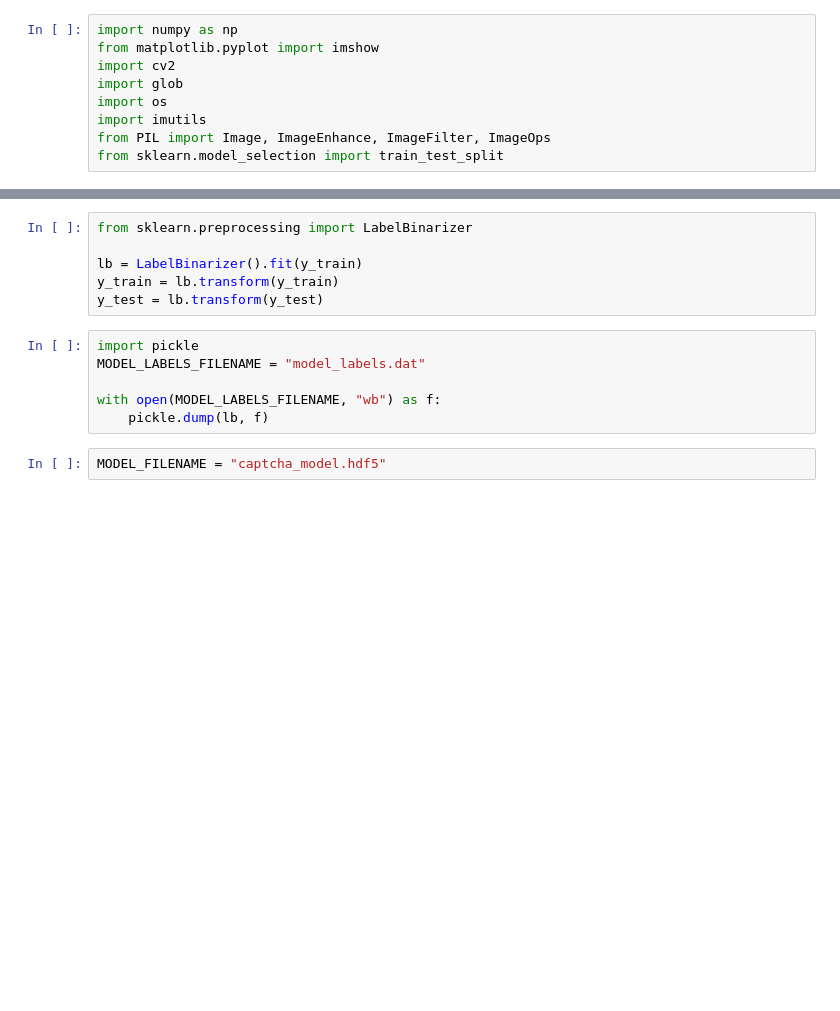
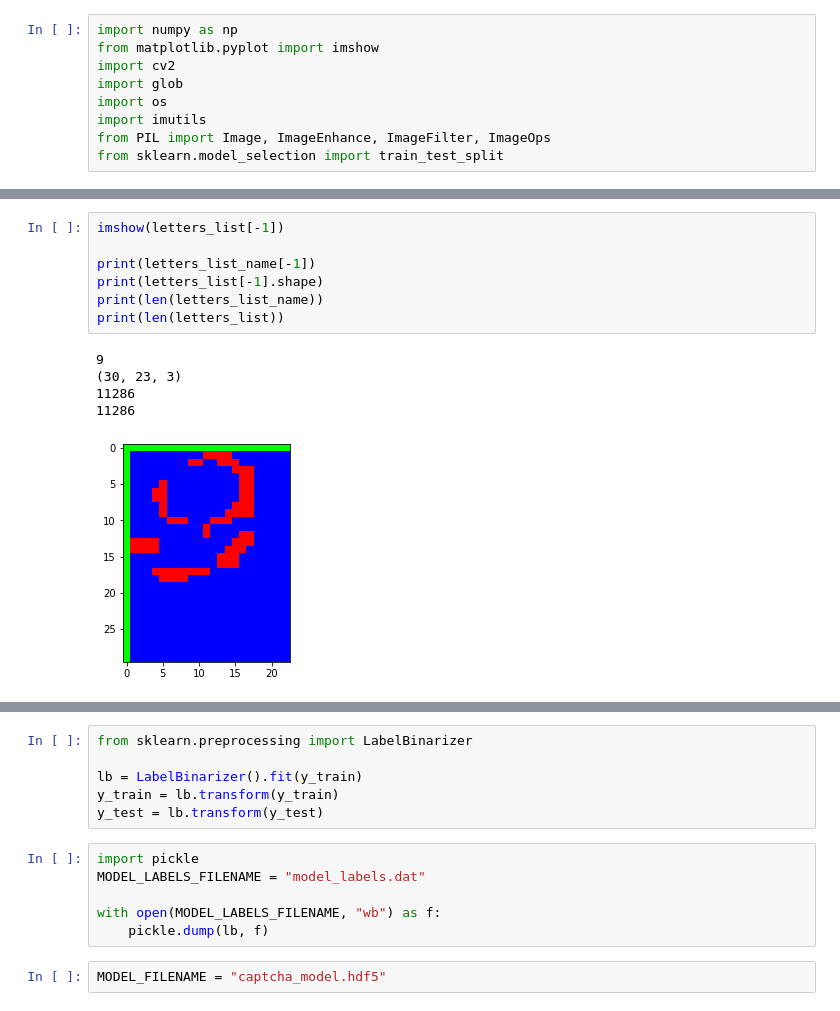
Before and after one commit to deeplearningunb/Captcha-resolver, a Jupyter notebook: src/Captcha.ipynb, the cells around one changed output, grey strips where cells are left out. Drawn from its saved outputs; the diff is of its cells as text; blank space fills up the shorter version.

```diff
--- a/src/Captcha.ipynb
+++ b/src/Captcha.ipynb
@@ -288,0 +282,13 @@ print(letters_list)
+# %%
+imshow(letters_list[-1])
+
+print(letters_list_name[-1])
+print(letters_list[-1].shape)
+print(len(letters_list_name))
+print(len(letters_list))
+# %% [output]
+9
+(30, 23, 3)
+11286
+11286
+[figure, added]
```
Also changed, not shown: parts of 23 cells of this notebook, 3 other files.
